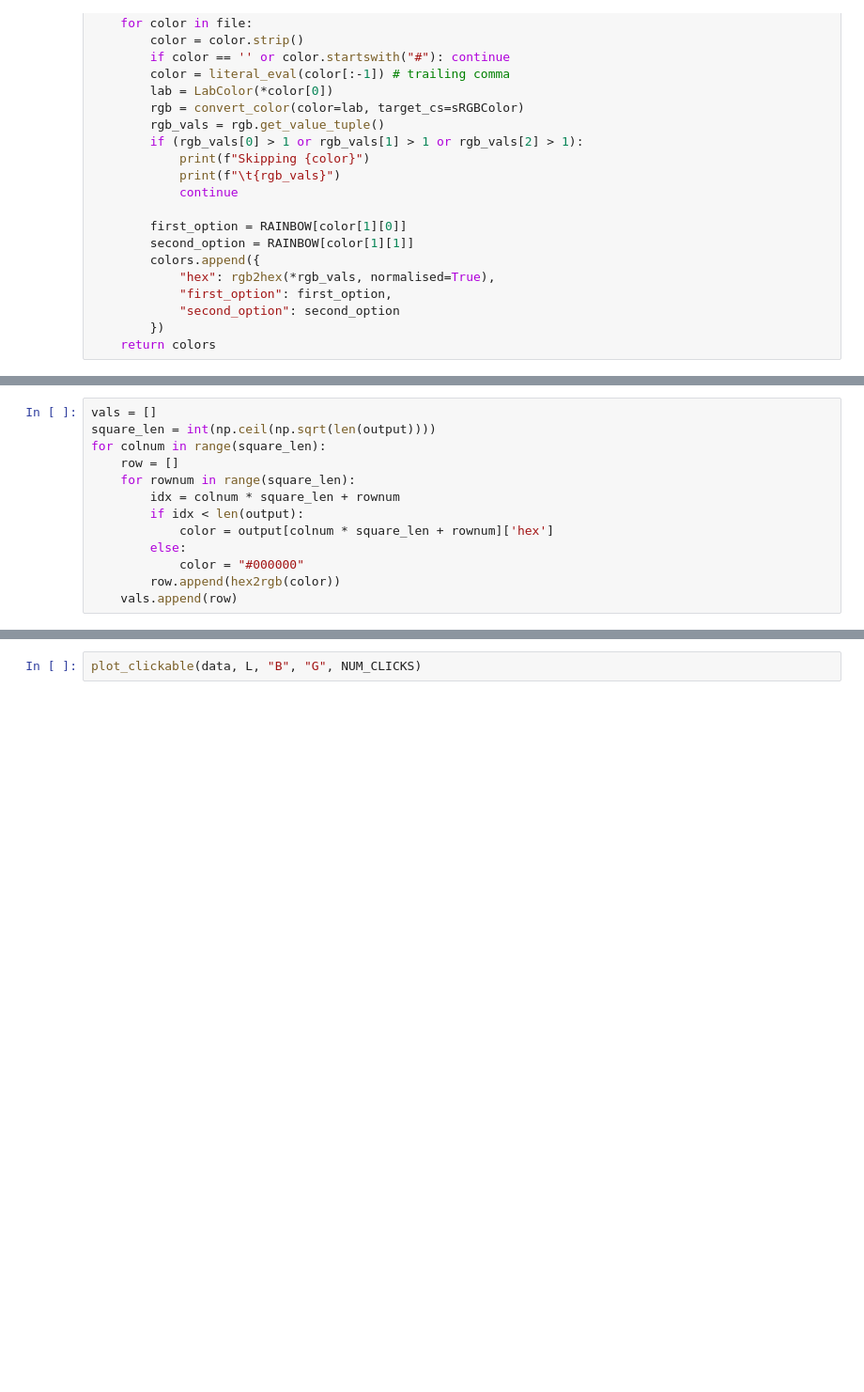
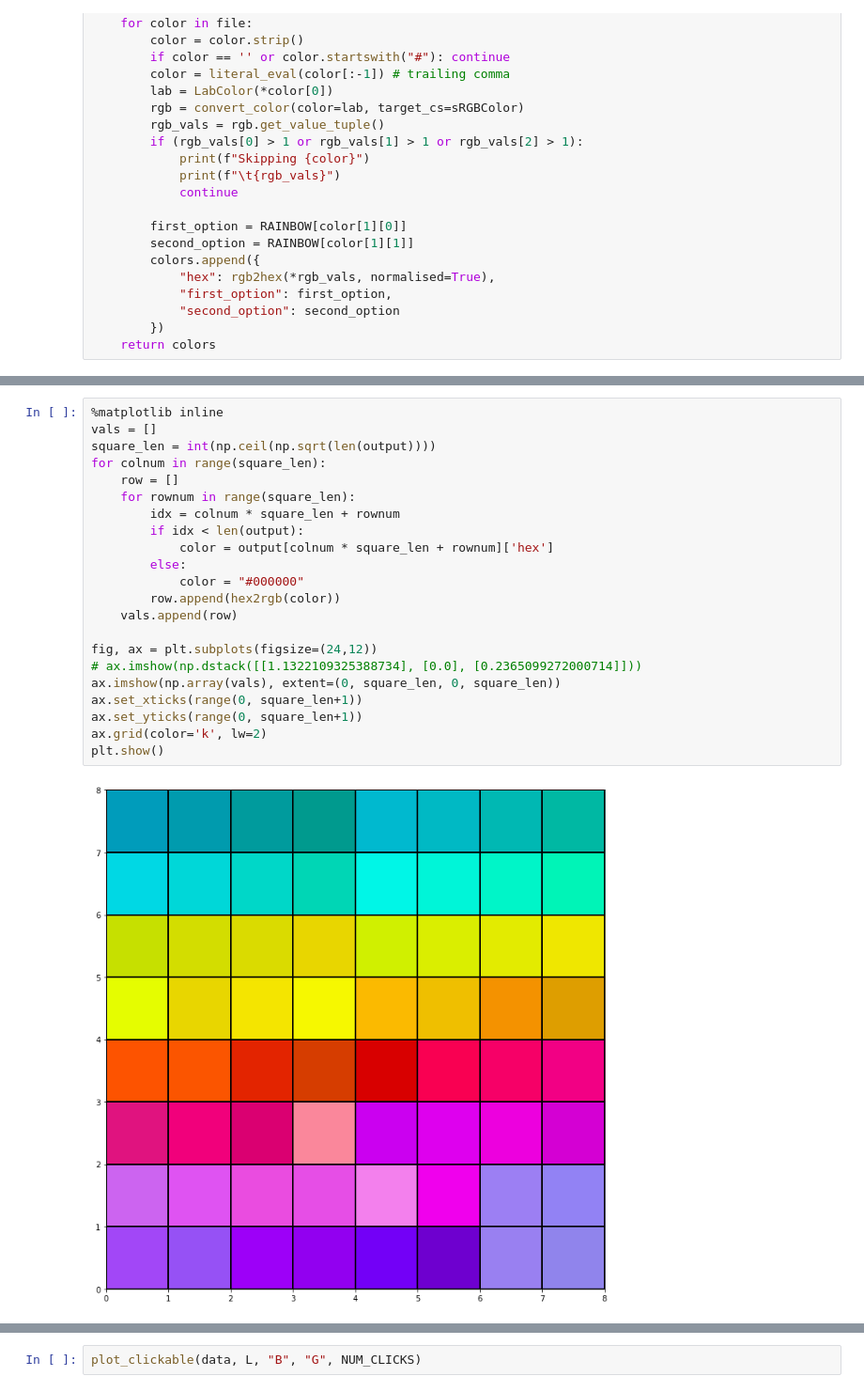
Before and after one commit to robinovitch61/color-controversy, a Jupyter notebook: color-selection/cielab_srgb.ipynb, the cells around one changed output, grey strips where cells are left out. Shown: that part at 94% size. Saved outputs shown, nothing was run; the diff lists cells and outputs as text; blank space fills up the shorter version.

Commit message:
initial color selection

```diff
--- a/color-selection/cielab_srgb.ipynb
+++ b/color-selection/cielab_srgb.ipynb
@@ -180,13 +202,24 @@ output
 # %%
+%matplotlib inline
 vals = []
 square_len = int(np.ceil(np.sqrt(len(output))))
 for colnum in range(square_len):
     row = []
     for rownum in range(square_len):
         idx = colnum * square_len + rownum
         if idx < len(output):
             color = output[colnum * square_len + rownum]['hex']
         else:
             color = "#000000"
         row.append(hex2rgb(color))
     vals.append(row)
+
+fig, ax = plt.subplots(figsize=(24,12))
+# ax.imshow(np.dstack([[1.1322109325388734], [0.0], [0.2365099272000714]]))
+ax.imshow(np.array(vals), extent=(0, square_len, 0, square_len))
+ax.set_xticks(range(0, square_len+1))
+ax.set_yticks(range(0, square_len+1))
+ax.grid(color='k', lw=2)
+plt.show()
+# %% [output]
+[figure, added]
```
Also changed, not shown: parts of 7 cells of this notebook, 1 other file.
